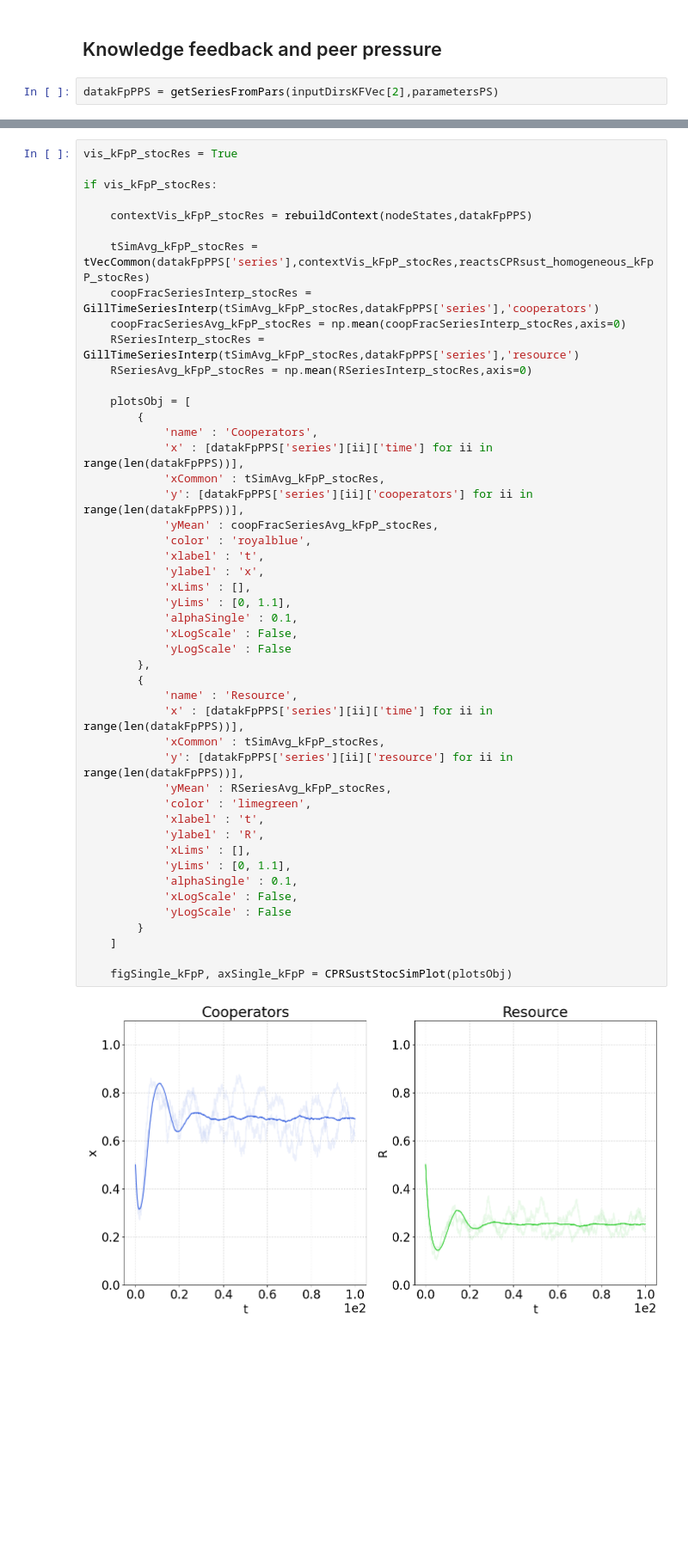
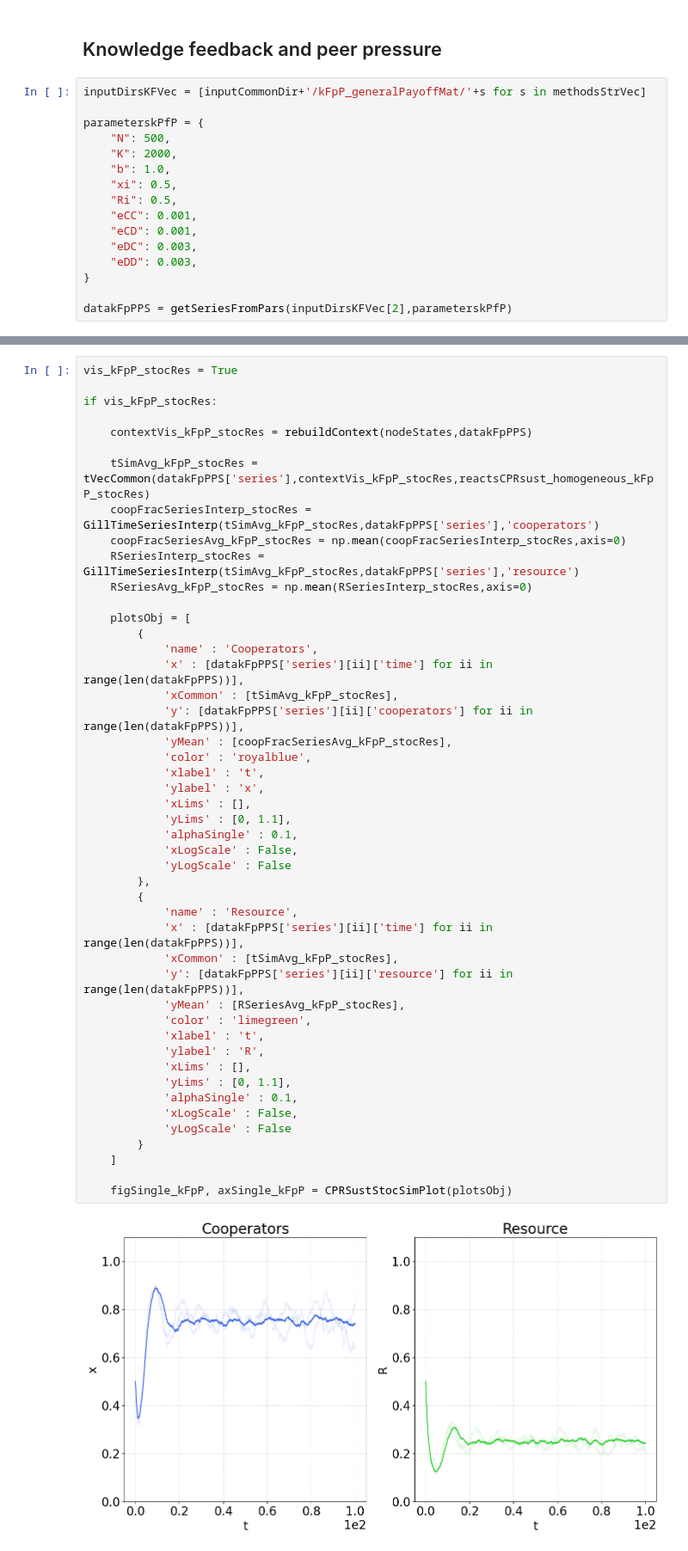
Before and after one commit to fabiomngzz/CPRSustainability, a Jupyter notebook: CPRSust_stochastic_dataAnalysis.ipynb, the cells around one changed output, grey strips where cells are left out. Shown at 86% size. Cells and saved outputs as stored; diff of their text form; blank space fills up the shorter version.

```diff
--- a/CPRSust_stochastic_dataAnalysis.ipynb
+++ b/CPRSust_stochastic_dataAnalysis.ipynb
@@ -728,5 +741,19 @@ figKFPS, axKFPS = CPRSustStocSimPlot(plotsObjPS)
 # %% [markdown]
 ## Knowledge feedback and peer pressure
 # %%
-datakFpPPS = getSeriesFromPars(inputDirsKFVec[2],parametersPS)
+inputDirsKFVec = [inputCommonDir+'/kFpP_generalPayoffMat/'+s for s in methodsStrVec]
+
+parameterskPfP = {
+    "N": 500,
+    "K": 2000,
+    "b": 1.0,
+    "xi": 0.5,
+    "Ri": 0.5,
+    "eCC": 0.001,
+    "eCD": 0.001,
+    "eDC": 0.003,
+    "eDD": 0.003,
+}
+
+datakFpPPS = getSeriesFromPars(inputDirsKFVec[2],parameterskPfP)
 # %% [output]
@@ -748,38 +775,38 @@ if vis_kFpP_stocRes:
         {
             'name' : 'Cooperators',
             'x' : [datakFpPPS['series'][ii]['time'] for ii in range(len(datakFpPPS))],
-            'xCommon' : tSimAvg_kFpP_stocRes,
+            'xCommon' : [tSimAvg_kFpP_stocRes],
             'y': [datakFpPPS['series'][ii]['cooperators'] for ii in range(len(datakFpPPS))],
-            'yMean' : coopFracSeriesAvg_kFpP_stocRes,
+            'yMean' : [coopFracSeriesAvg_kFpP_stocRes],
             'color' : 'royalblue',
             'xlabel' : 't',
             'ylabel' : 'x',
             'xLims' : [],
             'yLims' : [0, 1.1],
             'alphaSingle' : 0.1,
             'xLogScale' : False,
             'yLogScale' : False
         },
         {
             'name' : 'Resource',
             'x' : [datakFpPPS['series'][ii]['time'] for ii in range(len(datakFpPPS))],
-            'xCommon' : tSimAvg_kFpP_stocRes,
+            'xCommon' : [tSimAvg_kFpP_stocRes],
             'y': [datakFpPPS['series'][ii]['resource'] for ii in range(len(datakFpPPS))],
-            'yMean' : RSeriesAvg_kFpP_stocRes,
+            'yMean' : [RSeriesAvg_kFpP_stocRes],
             'color' : 'limegreen',
             'xlabel' : 't',
             'ylabel' : 'R',
             'xLims' : [],
             'yLims' : [0, 1.1],
             'alphaSingle' : 0.1,
             'xLogScale' : False,
             'yLogScale' : False
         }
     ]
 
     figSingle_kFpP, axSingle_kFpP = CPRSustStocSimPlot(plotsObj)
 # %% [output]
-[figure, old version]
+[figure, new version]
 # %%
 # Time threshold for identifying the transient and calculate the power spectrum
 tThkFpPPS = 40
```
Also changed, not shown: parts of 6 cells of this notebook, 2 other files.
